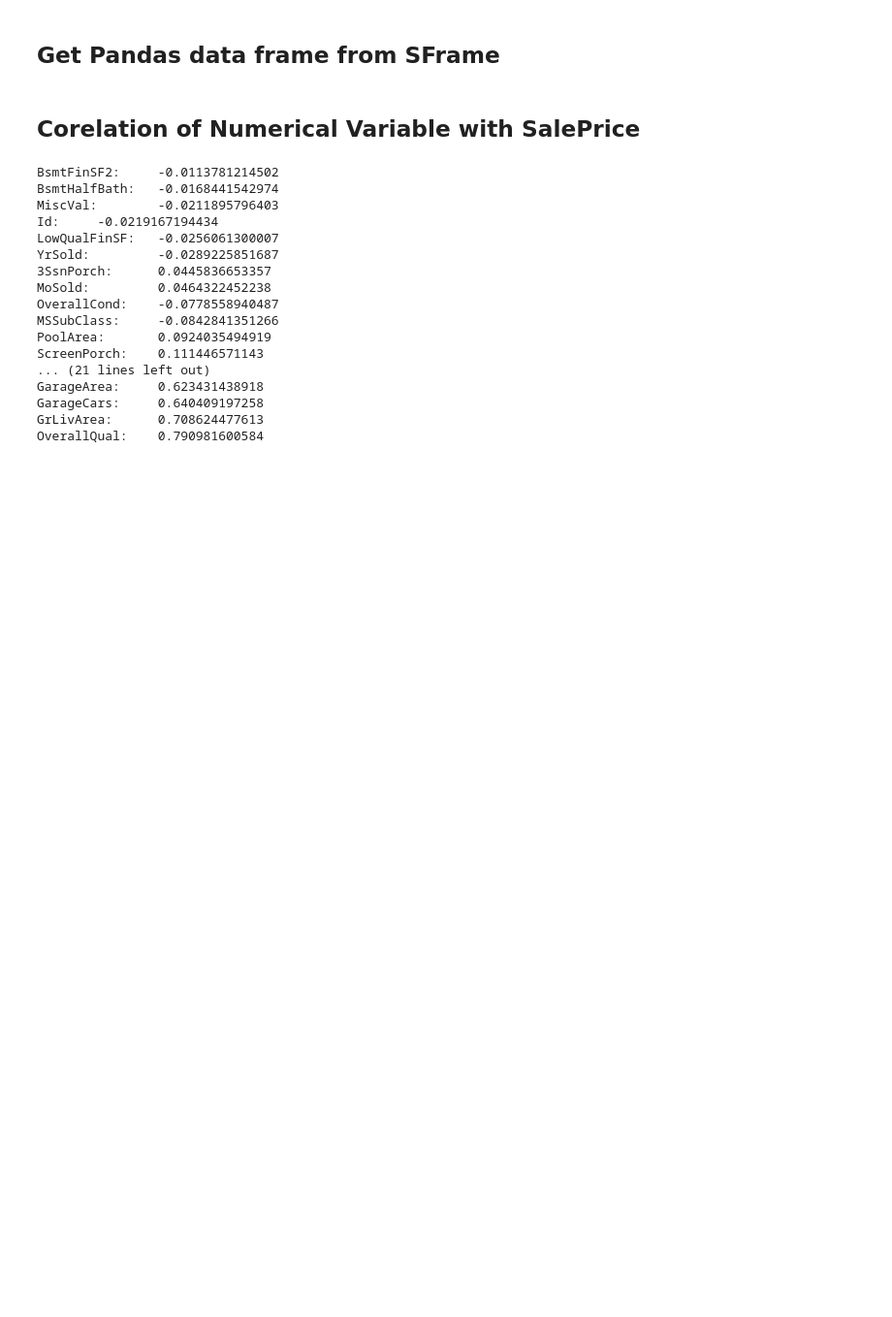
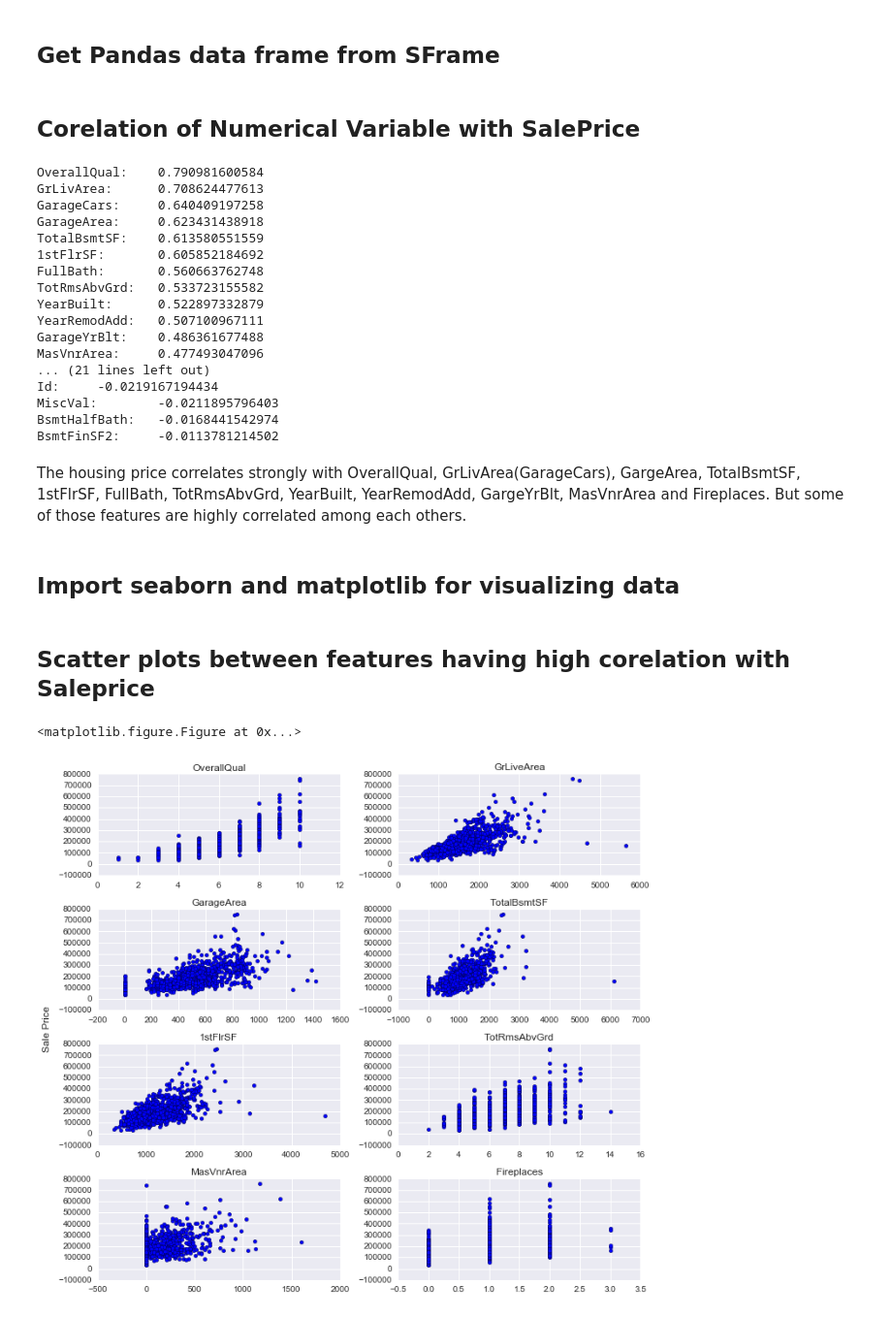
Before and after one commit to nishanth-pinnapareddy/CS_267_House_Price_prediction, a Jupyter notebook: House_Price_Prediction.ipynb, the cells around one changed output. Shown at 97% size. Cells and saved outputs as stored; diff of their text form; code cells hidden in the pictures; blank space fills up the shorter version.

```diff
--- a/House_Price_Prediction.ipynb
+++ b/House_Price_Prediction.ipynb
@@ -277,23 +279,27 @@ corr = pd_house_train_data.select_dtypes(include = ['float64', 'int64']).corr()
 # %%
 cor_dict = corr['SalePrice'].to_dict()
 del cor_dict['SalePrice']
-for sorted_tuple in sorted(cor_dict.items(), key = lambda item: abs(item[1])):
+for sorted_tuple in sorted(cor_dict.items(), key = lambda item: -abs(item[1])):
     print("{0}: \t{1}".format(*sorted_tuple))
 # %% [output]
+OverallQual:    0.790981600584
+GrLivArea:      0.708624477613
+GarageCars:     0.640409197258
+GarageArea:     0.623431438918
+TotalBsmtSF:    0.613580551559
+1stFlrSF:       0.605852184692
+FullBath:       0.560663762748
+TotRmsAbvGrd:   0.533723155582
+YearBuilt:      0.522897332879
+YearRemodAdd:   0.507100967111
+GarageYrBlt:    0.486361677488
+MasVnrArea:     0.477493047096
+... (21 lines left out)
+Id:     -0.0219167194434
+MiscVal:        -0.0211895796403
+BsmtHalfBath:   -0.0168441542974
 BsmtFinSF2:     -0.0113781214502
-BsmtHalfBath:   -0.0168441542974
-MiscVal:        -0.0211895796403
-Id:     -0.0219167194434
-LowQualFinSF:   -0.0256061300007
-YrSold:         -0.0289225851687
-3SsnPorch:      0.0445836653357
-MoSold:         0.0464322452238
-OverallCond:    -0.0778558940487
-MSSubClass:     -0.0842841351266
-PoolArea:       0.0924035494919
-ScreenPorch:    0.111446571143
-... (21 lines left out)
-GarageArea:     0.623431438918
-GarageCars:     0.640409197258
-GrLivArea:      0.708624477613
-OverallQual:    0.790981600584
+# %% [markdown]
+The housing price correlates strongly with OverallQual, GrLivArea(GarageCars), GargeArea, TotalBsmtSF, 1stFlrSF, FullBath, TotRmsAbvGrd, YearBuilt, YearRemodAdd, GargeYrBlt, MasVnrArea and Fireplaces. But some of those features are highly correlated among each others.
+# %% [markdown]
+## Import seaborn and matplotlib for visualizing data
@@ -299,0 +310,28 @@ OverallQual:    0.790981600584
+# %% [markdown]
+## Scatter plots between features having high corelation with Saleprice
+# %%
+plt.figure(1)
+f, axarr = plt.subplots(4, 2, figsize=(10, 9))
+price = pd_house_train_data.SalePrice.values
+axarr[0, 0].scatter(pd_house_train_data.OverallQual.values, price)
+axarr[0, 0].set_title('OverallQual')
+axarr[0, 1].scatter(pd_house_train_data.GrLivArea.values, price)
+axarr[0, 1].set_title('GrLiveArea')
+axarr[1, 0].scatter(pd_house_train_data.GarageArea.values, price)
+axarr[1, 0].set_title('GarageArea')
+axarr[1, 1].scatter(pd_house_train_data.TotalBsmtSF.values, price)
+axarr[1, 1].set_title('TotalBsmtSF')
+axarr[2, 0].scatter(pd_house_train_data['1stFlrSF'].values, price)
+axarr[2, 0].set_title('1stFlrSF')
+axarr[2, 1].scatter(pd_house_train_data.TotRmsAbvGrd.values, price)
+axarr[2, 1].set_title('TotRmsAbvGrd')
+axarr[3, 0].scatter(pd_house_train_data.MasVnrArea.values, price)
+axarr[3, 0].set_title('MasVnrArea')
+axarr[3, 1].scatter(pd_house_train_data.Fireplaces.values, price)
+axarr[3, 1].set_title('Fireplaces')
+f.text(-0.01, 0.5, 'Sale Price', va='center', rotation='vertical', fontsize = 12)
+plt.tight_layout()
+plt.show()
+# %% [output]
+<matplotlib.figure.Figure at 0x...>
+[figure, added]
```
Also changed, not shown: parts of 6 cells of this notebook.
